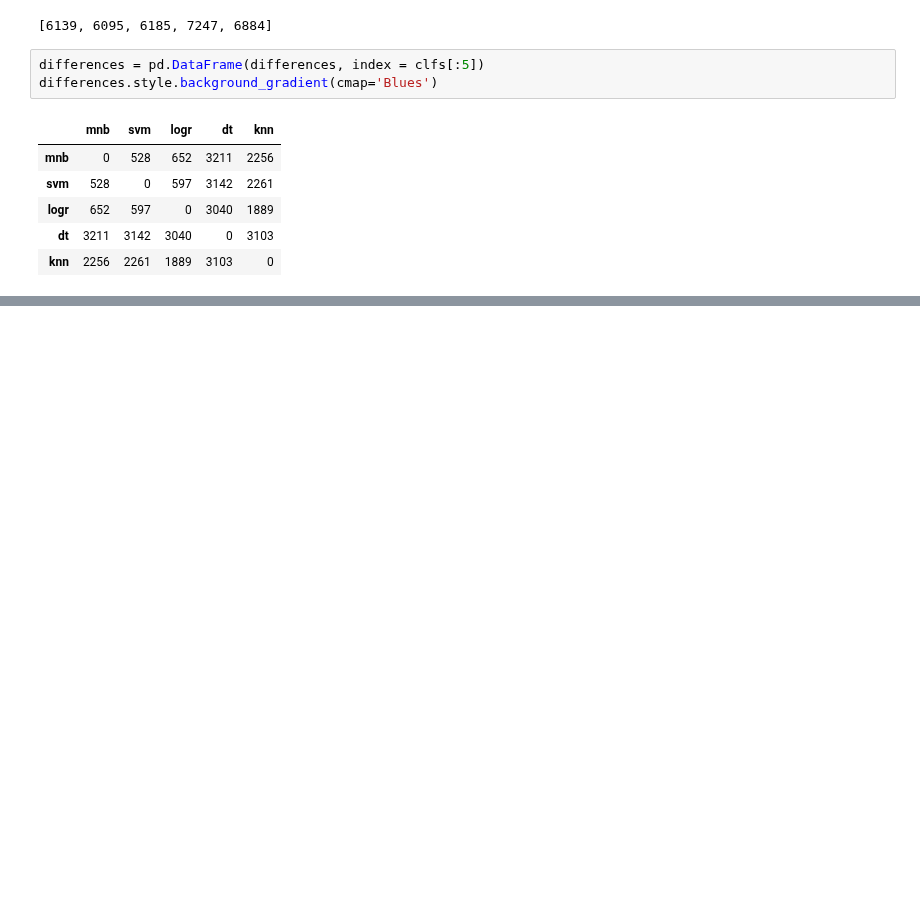
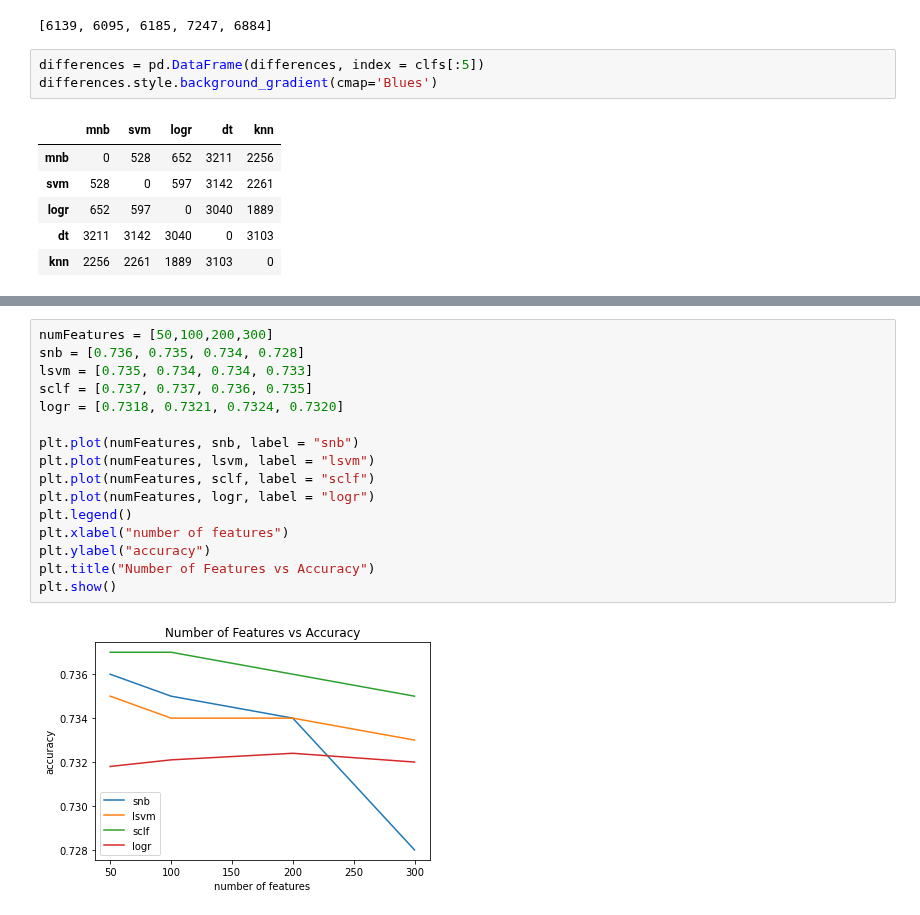
Before and after one commit to 7angel4/Goodreads-rating-classification, a Jupyter notebook: Introduction.ipynb, the cells around one changed output, grey strips where cells are left out. Cells and saved outputs as stored; diff of their text form; blank space fills up the shorter version.

Commit message:
Add all data and graphs used in report for StackingClf

```diff
--- a/Introduction.ipynb
+++ b/Introduction.ipynb
@@ -676,3 +622,21 @@ plt.show()
 5     5-recall  0.199           0.209           0.214
 6     accuracy  0.736           0.736           0.737
 [figure]
+# %%
+numFeatures = [50,100,200,300]
+snb = [0.736, 0.735, 0.734, 0.728]
+lsvm = [0.735, 0.734, 0.734, 0.733]
+sclf = [0.737, 0.737, 0.736, 0.735]
+logr = [0.7318, 0.7321, 0.7324, 0.7320]
+
+plt.plot(numFeatures, snb, label = "snb")
+plt.plot(numFeatures, lsvm, label = "lsvm")
+plt.plot(numFeatures, sclf, label = "sclf")
+plt.plot(numFeatures, logr, label = "logr")
+plt.legend()
+plt.xlabel("number of features")
+plt.ylabel("accuracy")
+plt.title("Number of Features vs Accuracy")
+plt.show()
+# %% [output]
+[figure, added]
```
Also changed, not shown: parts of 6 cells of this notebook.
